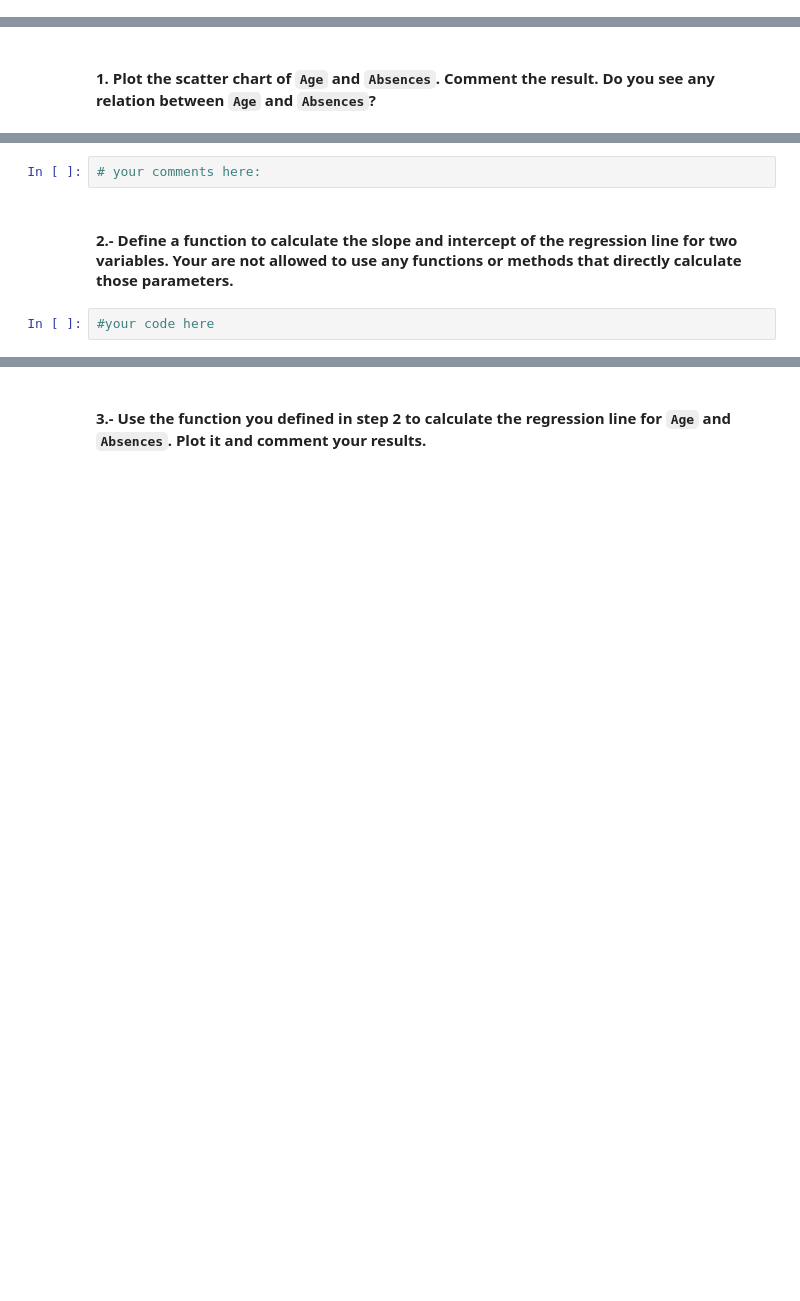
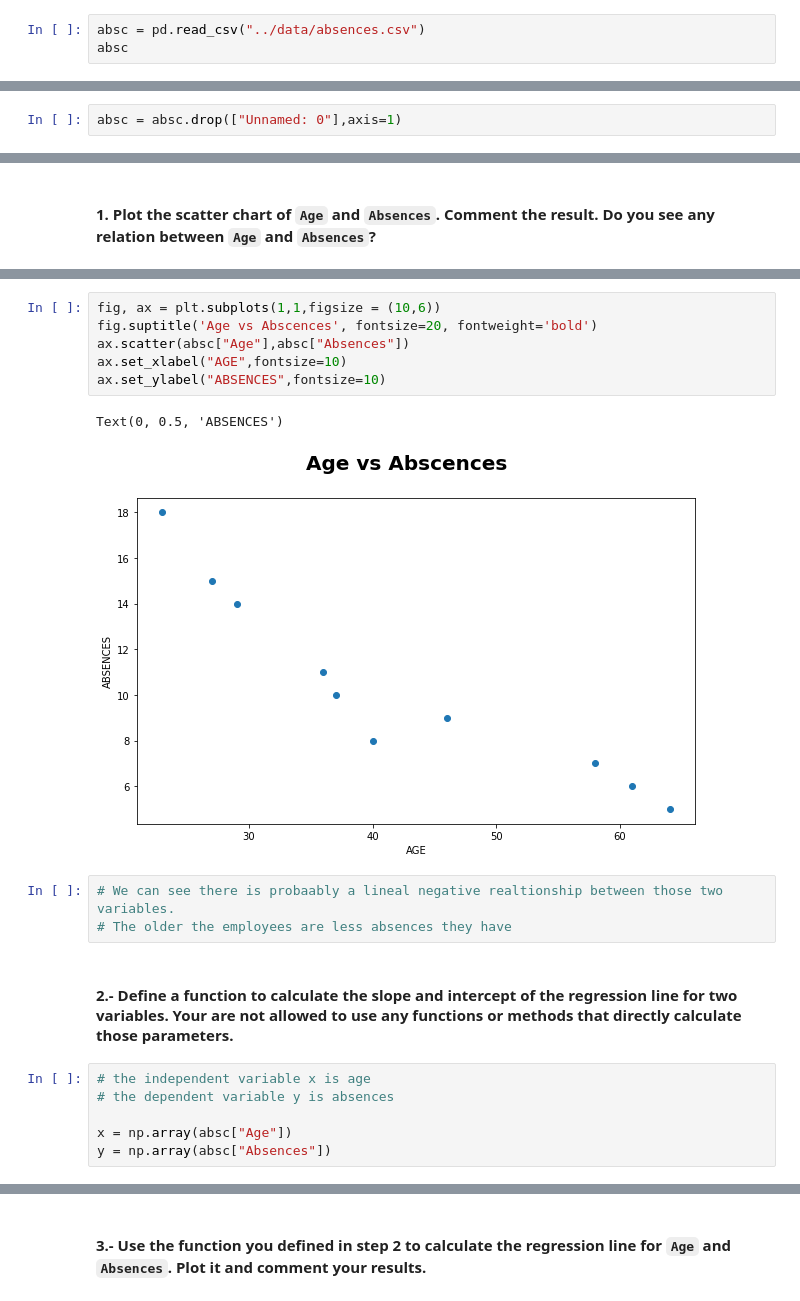
Before and after one commit to ta-data-remote/lab-linear-regression-correlation, a Jupyter notebook: your-code/main.ipynb, the cells around one changed output, grey strips where cells are left out. Drawn from its saved outputs; the diff is of its cells as text; blank space fills up the shorter version.

```diff
--- a/your-code/main.ipynb
+++ b/your-code/main.ipynb
@@ -25,0 +31,3 @@ Import the necessary libraries to complete the lab here:
+# %%
+absc = pd.read_csv("../data/absences.csv")
+absc
@@ -25,0 +46,2 @@ Import the necessary libraries to complete the lab here:
+# %%
+absc = absc.drop(["Unnamed: 0"],axis=1)
@@ -32,6 +64,20 @@ Import the necessary libraries to complete the lab here:
-# %%
-# your comments here:
+# %%
+fig, ax = plt.subplots(1,1,figsize = (10,6))
+fig.suptitle('Age vs Abscences', fontsize=20, fontweight='bold')
+ax.scatter(absc["Age"],absc["Absences"])
+ax.set_xlabel("AGE",fontsize=10)
+ax.set_ylabel("ABSENCES",fontsize=10)
+# %% [output]
+Text(0, 0.5, 'ABSENCES')
+[figure, added]
+# %%
+# We can see there is probaably a lineal negative realtionship between those two variables.
+# The older the employees are less absences they have
 # %% [markdown]
 #### 2.- Define a function to calculate the slope and intercept of the regression line for two variables. Your are not allowed to use any functions or methods that directly calculate those parameters.
-# %%
-#your code here
+# %%
+# the independent variable x is age
+# the dependent variable y is absences
+
+x = np.array(absc["Age"])
+y = np.array(absc["Absences"])
```
Also changed, not shown: parts of 12 cells of this notebook.
